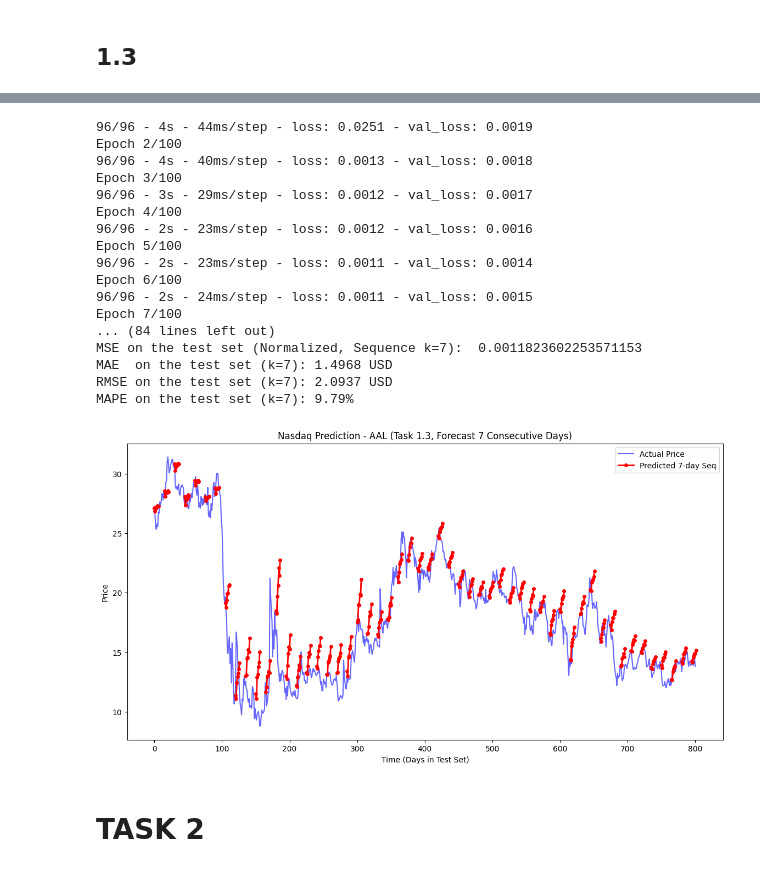
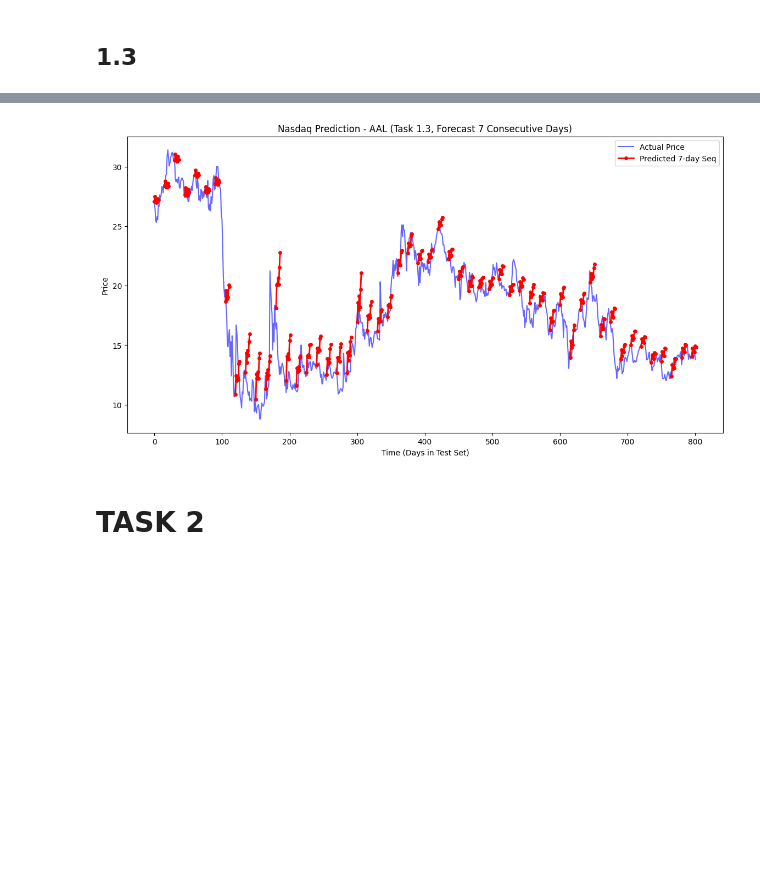
Before and after one commit to hodatisg520/Deep-Learning-Market-Forecasting-Portfolio-Optimization, a Jupyter notebook: Final_project_DL4AI.ipynb, the cells around one changed output, grey strips where cells are left out. Drawn from its saved outputs; the diff is of its cells as text; code cells hidden in the pictures; blank space fills up the shorter version.

```diff
--- a/Final_project_DL4AI.ipynb
+++ b/Final_project_DL4AI.ipynb
@@ -388,76 +358,55 @@ MAPE on the test set (k=3): 5.35%
-# %%
-def create_dataset_sequence(dataset, time_step=60, target_idx=2, k=7):
-    dataX, dataY = [], []
-    for i in range(len(dataset) - time_step - k + 1):
-        # X: Lấy cửa sổ thời gian như bình thường (ví dụ 60 ngày)
-        a = dataset[i:(i + time_step), :]
-        dataX.append(a)
-
-        # Y: Lấy một mảng liên tục k ngày tiếp theo
-        dataY.append(dataset[i + time_step : i + time_step + k, target_idx])
-
-    return np.array(dataX), np.array(dataY)
 # %%
-# 1. Cấu hình k cho Task 1.3 (ví dụ dự báo chuỗi 7 ngày liên tiếp)
+# 1. Configure sequence length (Task 1.3)
 k_seq = 7
 
-# 2. Tạo tập dữ liệu chuỗi (Sử dụng lại biến train từ 1.1)
+# 2. Create sequence datasets using previously defined function
 trainX_seq, trainY_seq = create_dataset_sequence(train, time_step, target_idx=2, k=k_seq)
-testX_seq, testY_seq = create_dataset_sequence(test, time_step, target_idx=2, k=k_seq)  # [Fix 4]
+testX_seq, testY_seq = create_dataset_sequence(test, time_step, target_idx=2, k=k_seq)
 
-# 3. Xây dựng mô hình chuỗi (Model_seq)
+# 3. Build sequence model
 model_seq = Sequential()
 model_seq.add(LSTM(50, input_shape=(time_step, 6)))
-
-# ĐIỂM QUAN TRỌNG: Lớp Dense phải có số unit bằng số ngày k_seq
 model_seq.add(Dense(k_seq))
 model_seq.compile(loss='mean_squared_error', optimizer='adam')
 
-# 4. Huấn luyện mô hình
-# [Fix 1] Thêm validation_split và EarlyStopping
+# 4. Train model
 early_stop_seq7 = EarlyStopping(monitor='val_loss', patience=10, restore_best_weights=True, verbose=1)
-model_seq.fit(trainX_seq, trainY_seq, epochs=100, batch_size=32,
+model_seq.fit(trainX_seq, trainY_seq, epochs=50, batch_size=32,
               validation_split=0.1, callbacks=[early_stop_seq7], verbose=2)
 
-# 5. Dự đoán và Đánh giá
+# 5. Predict and evaluate normalized MSE
 y_pred_norm_seq = model_seq.predict(testX_seq)
-
-# In ra MSE trên tập chuẩn hóa
 print(f"MSE on the test set (Normalized, Sequence k={k_seq}): ", mean_squared_error(testY_seq, y_pred_norm_seq))
 
-# 6. Khôi phục giá trị thực (De-normalization)
-# Vì testY_seq và y_pred_norm_seq giờ là mảng 2D (N, k), ta cần flatten (.reshape(-1, 1))
-# trước khi inverse_transform, sau đó reshape lại về dạng (N, k) ban đầu.
+# 6. Flatten, inverse scale, and reshape
 y_test_real_seq = target_scaler.inverse_transform(testY_seq.reshape(-1, 1)).reshape(-1, k_seq)
 y_pred_real_seq = target_scaler.inverse_transform(y_pred_norm_seq.reshape(-1, 1)).reshape(-1, k_seq)
 
-# [Fix 6] Tính thêm MAE, RMSE, MAPE (flatten để tính trên toàn bộ k ngày)
+# Calculate metrics
 mae_seq  = mean_absolute_error(y_test_real_seq.flatten(), y_pred_real_seq.flatten())
 rmse_seq = np.sqrt(mean_squared_error(y_test_real_seq.flatten(), y_pred_real_seq.flatten()))
 mape_seq = np.mean(np.abs((y_test_real_seq - y_pred_real_seq) / y_test_real_seq)) * 100
+
 print(f"MAE  on the test set (k={k_seq}): {mae_seq:.4f} USD")
 print(f"RMSE on the test set (k={k_seq}): {rmse_seq:.4f} USD")
 print(f"MAPE on the test set (k={k_seq}): {mape_seq:.2f}%")
 
-# 7. Vẽ biểu đồ (Đặc thù cho chuỗi liên tiếp)
+# 7. Plot sequence predictions
 plt.figure(figsize=(14, 7))
 
-# Vẽ đường giá thực tế liền mạch (chỉ lấy ngày đầu tiên của mỗi chuỗi Y để nối thành đường)
+# Plot actual price
 plt.plot(y_test_real_seq[:, 0], color='blue', label='Actual Price', alpha=0.6)
 
-# Vẽ các đoạn dự báo chuỗi (cứ cách 15 ngày vẽ 1 đoạn để đồ thị không bị rối)
+# Plot predicted sequences at intervals
 interval = 15
 for i in range(0, len(y_pred_real_seq), interval):
-    # Trục X cho k ngày
     x_axis = range(i, i + k_seq)
-
-    # Gắn label cho đoạn đầu tiên để hiện trong chú thích (legend), các đoạn sau ẩn label
     if i == 0:
         plt.plot(x_axis, y_pred_real_seq[i], color='red', marker='o', markersize=4, linewidth=2, label=f'Predicted {k_seq}-day Seq')
     else:
         plt.plot(x_axis, y_pred_real_seq[i], color='red', marker='o', markersize=4, linewidth=2)
 
-plt.title(f'Nasdaq Prediction - AAL (Task 1.3, Forecast {k_seq} Consecutive Days)')  # [Fix 5] thêm AAL
+plt.title(f'Nasdaq Prediction - AAL (Task 1.3, Forecast {k_seq} Consecutive Days)')
 plt.xlabel('Time (Days in Test Set)')
 plt.ylabel('Price')
 plt.legend()
@@ -467,21 +432,4 @@ Epoch 1/100
-96/96 - 4s - 44ms/step - loss: 0.0251 - val_loss: 0.0019
-Epoch 2/100
-96/96 - 4s - 40ms/step - loss: 0.0013 - val_loss: 0.0018
-Epoch 3/100
-96/96 - 3s - 29ms/step - loss: 0.0012 - val_loss: 0.0017
-Epoch 4/100
-96/96 - 2s - 23ms/step - loss: 0.0012 - val_loss: 0.0016
-Epoch 5/100
-96/96 - 2s - 23ms/step - loss: 0.0011 - val_loss: 0.0014
-Epoch 6/100
-96/96 - 2s - 24ms/step - loss: 0.0011 - val_loss: 0.0015
-Epoch 7/100
-... (84 lines left out)
-MSE on the test set (Normalized, Sequence k=7):  0.0011823602253571153
-MAE  on the test set (k=7): 1.4968 USD
-RMSE on the test set (k=7): 2.0937 USD
-MAPE on the test set (k=7): 9.79%
-[figure, old version]
+[figure, new version]
 # %% [markdown]
 # TASK 2
 # %% [markdown]
```
Also changed, not shown: parts of 59 cells of this notebook.
